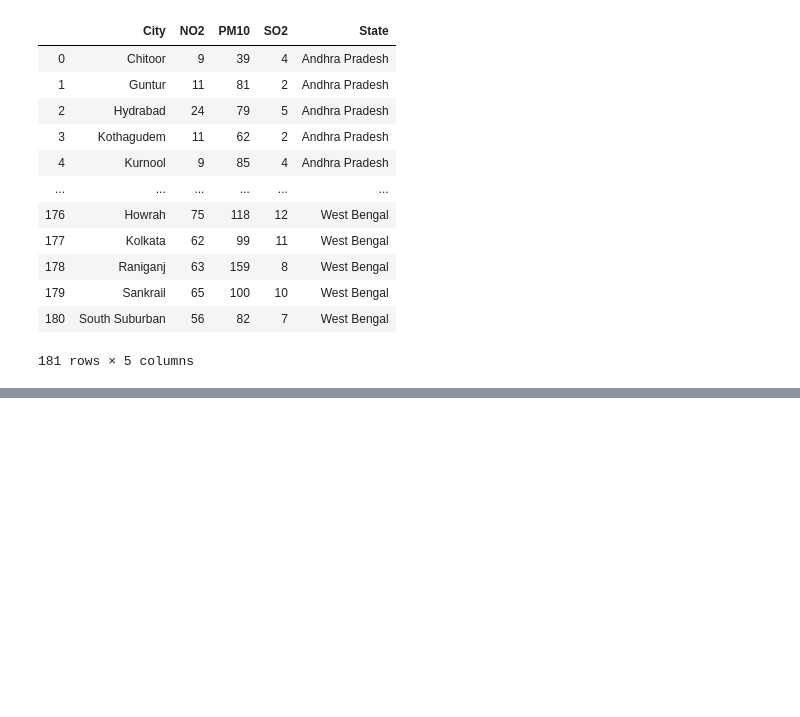
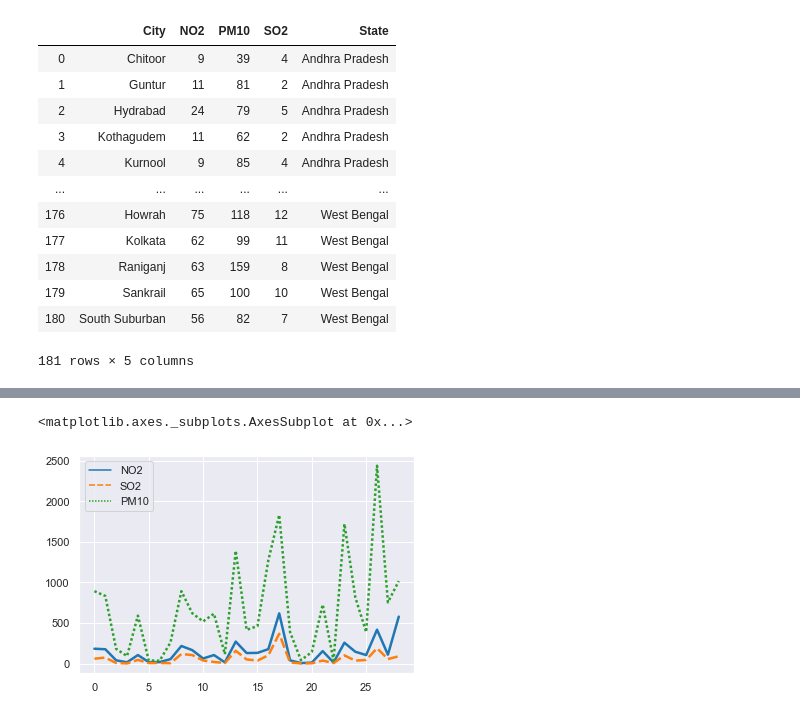
Before and after one commit to akshaynayanravi/pollution_data_india_2010, a Jupyter notebook: pollution_data_india_2010_clustering.ipynb, the cells around one changed output, grey strips where cells are left out. Cells and saved outputs as stored; diff of their text form; code cells hidden in the pictures; blank space fills up the shorter version.

```diff
--- a/pollution_data_india_2010_clustering.ipynb
+++ b/pollution_data_india_2010_clustering.ipynb
@@ -230,0 +258,5 @@ data_with_no_mv
+# %%
+sns.lineplot(data=data_grouped[['NO2', 'SO2', 'PM10']],palette='tab10', linewidth=2.5)
+# %% [output]
+<matplotlib.axes._subplots.AxesSubplot at 0x...>
+[figure, added]
```
Also changed, not shown: parts of 22 cells of this notebook.
